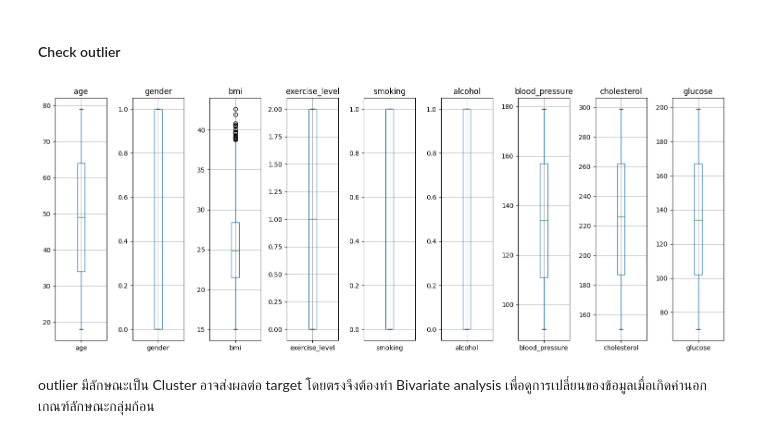
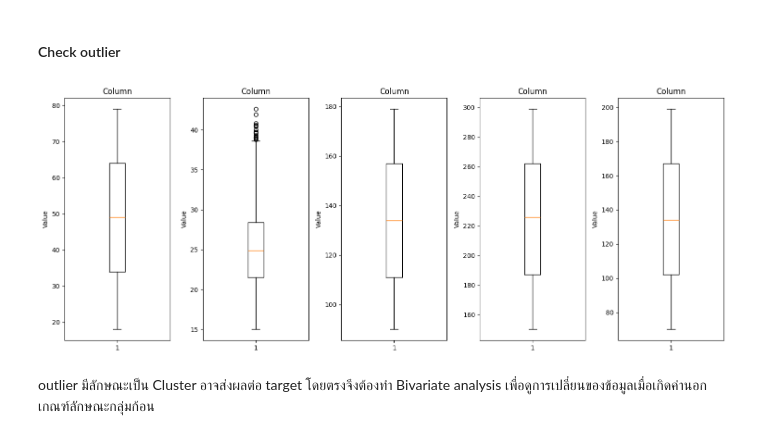
Before and after one commit to ChickenMan-1080/ML-Practice, a Jupyter notebook: ML-SmartHealthCare_and_LifeStyle/Smart_Health_Care_LifeStyle.ipynb, the cells around one changed output. Drawn from its saved outputs; the diff is of its cells as text; code cells hidden in the pictures.

```diff
--- a/ML-SmartHealthCare_and_LifeStyle/Smart_Health_Care_LifeStyle.ipynb
+++ b/ML-SmartHealthCare_and_LifeStyle/Smart_Health_Care_LifeStyle.ipynb
@@ -146,17 +93,19 @@ df_y
 # %% [markdown]
 #### Check outlier
 # %%
-#Subplot each Column
-fig , axes = plt.subplots(1, 9, figsize=(15, 6))
+columns_plot = ['age','bmi','blood_pressure','cholesterol','glucose']
 
-for ax , col in zip(axes, df_X.columns):
-    df_X.boxplot(column=col, ax=ax)
-    ax.set_title(col)
+fig , axes = plt.subplots(1,len(columns_plot),figsize=(15,6))
+
+for ax,col in zip(axes,columns_plot):
+    ax.boxplot(df[col])
+    ax.set_title('Column')
+    ax.set_ylabel('Value')
 
 plt.tight_layout()
 plt.show()
 # %% [output]
-[figure, old version]
+[figure, new version]
 # %% [markdown]
 outlier มีลักษณะเป็น Cluster อาจส่งผลต่อ target โดยตรงจึงต้องทำ Bivariate analysis เพื่อดูการเปลี่ยนของข้อมูลเมื่อเกิดค่านอกเกณฑ์ลักษณะกลุ่มก้อน
 # %%
```
Also changed, not shown: parts of 12 cells of this notebook, 2 other files.
